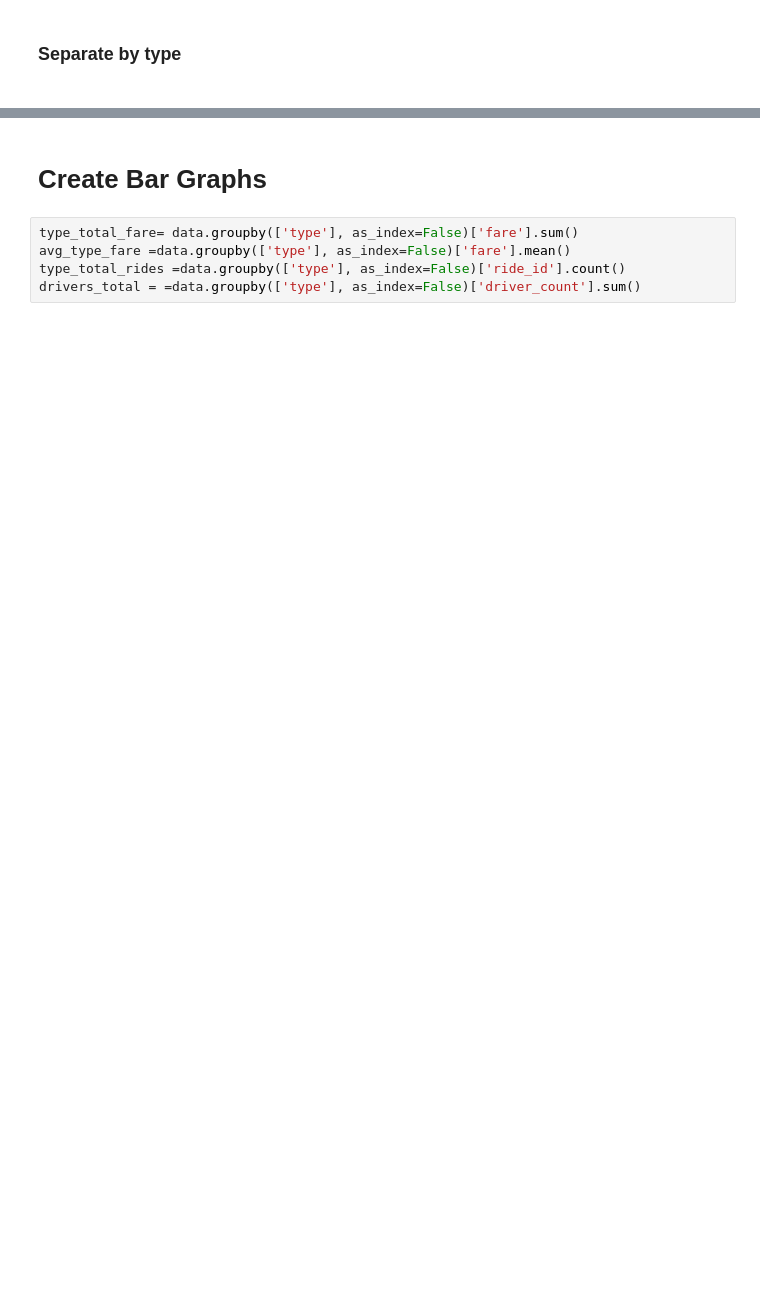
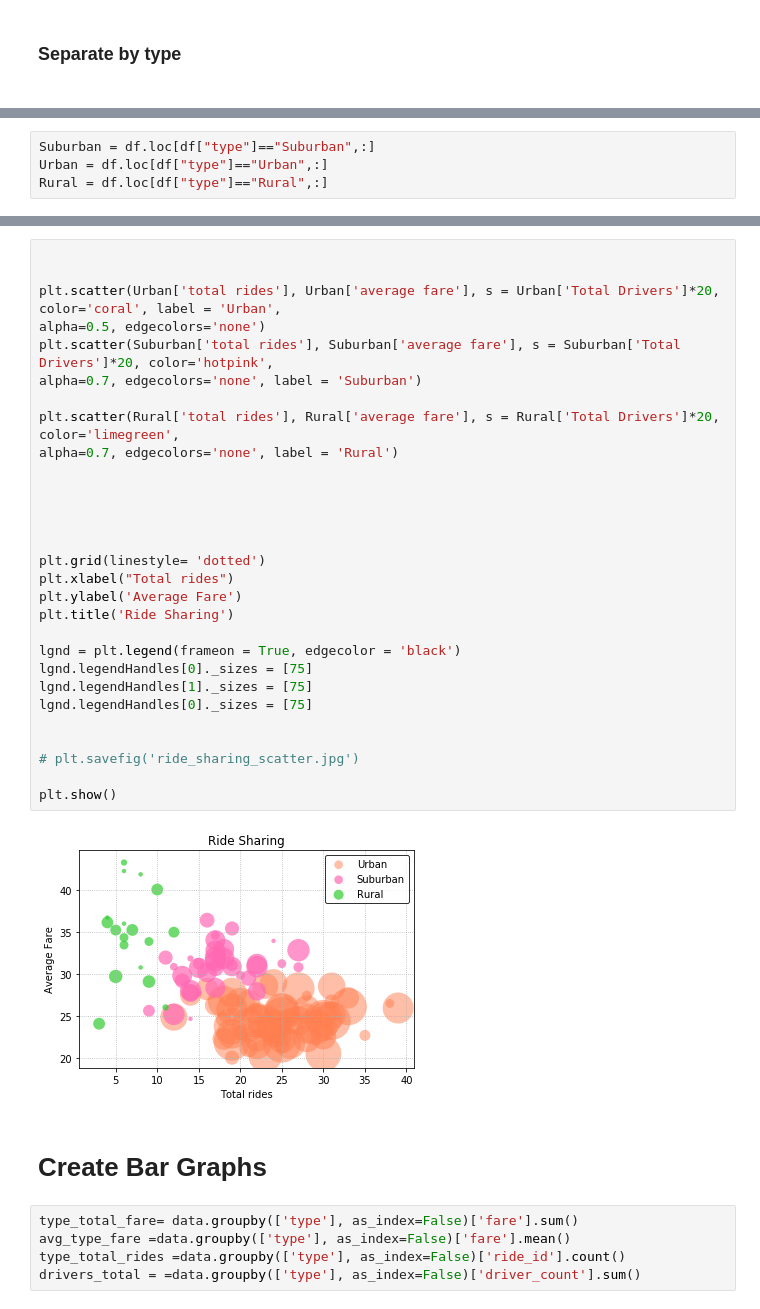
Before and after one commit to jurioste4/Matplot_homework, a Jupyter notebook: rideanalysis.ipynb, the cells around one changed output, grey strips where cells are left out. Saved outputs shown, nothing was run; the diff lists cells and outputs as text; blank space fills up the shorter version.

```diff
--- a/rideanalysis.ipynb
+++ b/rideanalysis.ipynb
@@ -179,0 +133,4 @@ urban_report
+# %%
+Suburban = df.loc[df["type"]=="Suburban",:]
+Urban = df.loc[df["type"]=="Urban",:]
+Rural = df.loc[df["type"]=="Rural",:]
@@ -180,3 +173,34 @@ urban_report
+# %%
+
+
+plt.scatter(Urban['total rides'], Urban['average fare'], s = Urban['Total Drivers']*20, color='coral', label = 'Urban',
+alpha=0.5, edgecolors='none')
+plt.scatter(Suburban['total rides'], Suburban['average fare'], s = Suburban['Total Drivers']*20, color='hotpink',
+alpha=0.7, edgecolors='none', label = 'Suburban')
+
+plt.scatter(Rural['total rides'], Rural['average fare'], s = Rural['Total Drivers']*20, color='limegreen',
+alpha=0.7, edgecolors='none', label = 'Rural')
+
+
+
+
+
+plt.grid(linestyle= 'dotted')
+plt.xlabel("Total rides")
+plt.ylabel('Average Fare')
+plt.title('Ride Sharing')
+
+lgnd = plt.legend(frameon = True, edgecolor = 'black')
+lgnd.legendHandles[0]._sizes = [75]
+lgnd.legendHandles[1]._sizes = [75]
+lgnd.legendHandles[0]._sizes = [75]
+
+
+# plt.savefig('ride_sharing_scatter.jpg')
+
+plt.show()
+# %% [output]
+[figure, added]
 # %% [markdown]
 # Create Bar Graphs
 # %%
```
Also changed, not shown: parts of 28 cells of this notebook.
